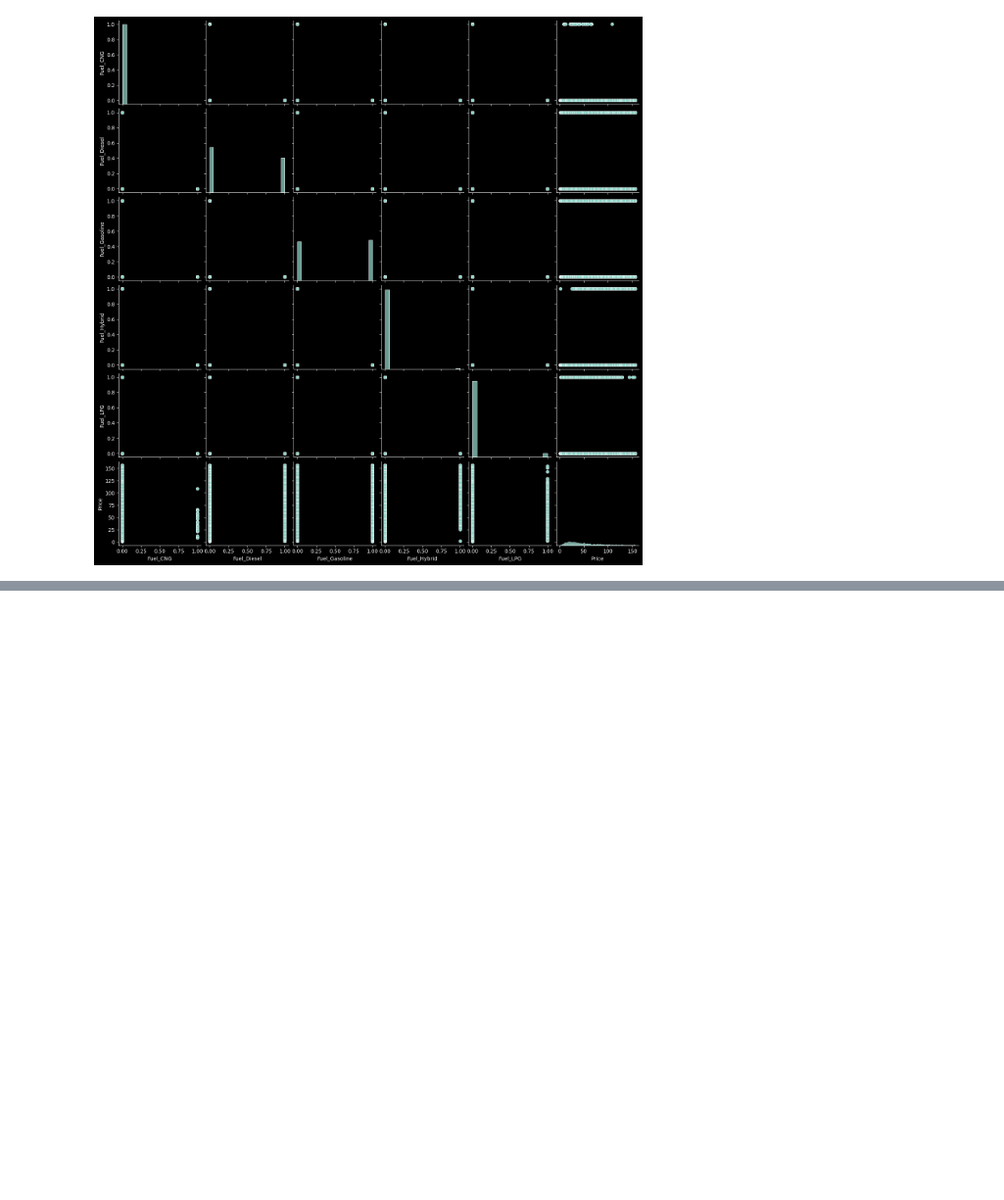
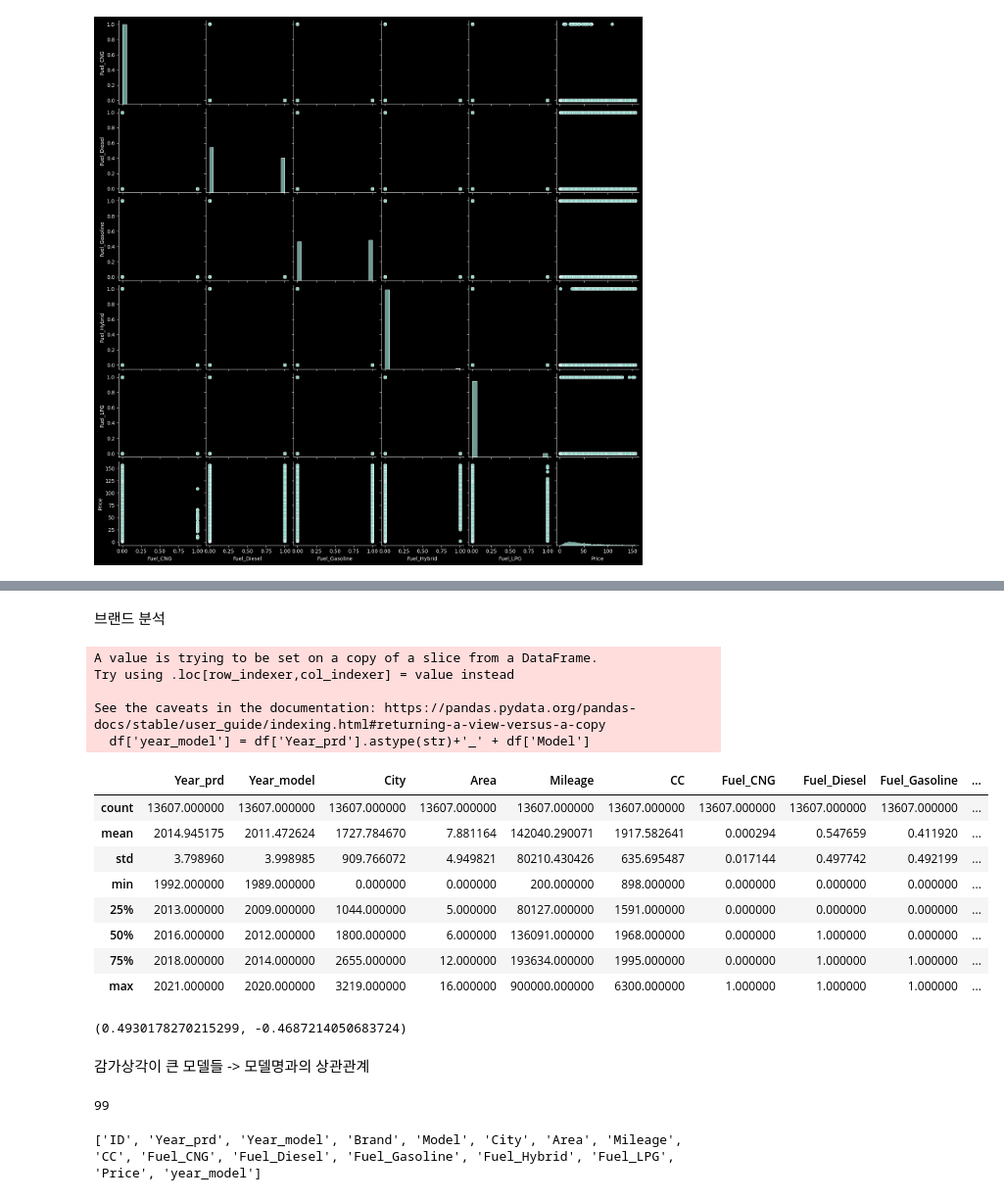
Before and after one commit to woojooc/ML_Car, a Jupyter notebook: wj/ml_dacon_pre.ipynb, the cells around one changed output, grey strips where cells are left out. Shown at 98% size. Cells and saved outputs as stored; diff of their text form; code cells hidden in the pictures; blank space fills up the shorter version.

```diff
--- a/wj/ml_dacon_pre.ipynb
+++ b/wj/ml_dacon_pre.ipynb
@@ -306,0 +350,71 @@ KeyError: 'Brand'
+# %% [markdown]
+브랜드 분석
+# %%
+# 이상치가 많이 분포되있는 가격 100이상의 데이터들과 박스plot안의 범위인 30~80이하의 데이터를 가져오기
+df['year_model'] = df['Year_prd'].astype(str)+'_' + df['Model']
+under_price = df[(df['Price'] >= 30) & (df['Price'] <= 80)]
+over_price = df[(df['Price'] >= 100)]
+# %% [output]
+A value is trying to be set on a copy of a slice from a DataFrame.
+Try using .loc[row_indexer,col_indexer] = value instead
+
+See the caveats in the documentation: https://pandas.pydata.org/pandas-docs/stable/user_guide/indexing.html#returning-a-view-versus-a-copy
+  df['year_model'] = df['Year_prd'].astype(str)+'_' + df['Model']
+# %%
+# 두 범주의 교집합 추출
+set1 = set(under_price["year_model"].unique())
+set2 = set(over_price["year_model"].unique())
+
+intersection = set1.intersection(set2)
+
+intersection = list(intersection)
+# %%
+# 두 가격대에서 모두 등장한 차량들의 평균
+filtered_df = df[df['year_model'].isin(intersection)]
+filtered_df.describe()
+# %% [output]
+|  | Year_prd | Year_model | City | Area | Mileage | CC | Fuel_CNG | Fuel_Diesel | Fuel_Gasoline | ... |
+| count | 13607.000000 | 13607.000000 | 13607.000000 | 13607.000000 | 13607.000000 | 13607.000000 | 13607.000000 | 13607.000000 | 13607.000000 | ... |
+| mean | 2014.945175 | 2011.472624 | 1727.784670 | 7.881164 | 142040.290071 | 1917.582641 | 0.000294 | 0.547659 | 0.411920 | ... |
+| std | 3.798960 | 3.998985 | 909.766072 | 4.949821 | 80210.430426 | 635.695487 | 0.017144 | 0.497742 | 0.492199 | ... |
+| min | 1992.000000 | 1989.000000 | 0.000000 | 0.000000 | 200.000000 | 898.000000 | 0.000000 | 0.000000 | 0.000000 | ... |
+| 25% | 2013.000000 | 2009.000000 | 1044.000000 | 5.000000 | 80127.000000 | 1591.000000 | 0.000000 | 0.000000 | 0.000000 | ... |
+| 50% | 2016.000000 | 2012.000000 | 1800.000000 | 6.000000 | 136091.000000 | 1968.000000 | 0.000000 | 1.000000 | 0.000000 | ... |
+| 75% | 2018.000000 | 2014.000000 | 2655.000000 | 12.000000 | 193634.000000 | 1995.000000 | 0.000000 | 1.000000 | 1.000000 | ... |
+| max | 2021.000000 | 2020.000000 | 3219.000000 | 16.000000 | 900000.000000 | 6300.000000 | 1.000000 | 1.000000 | 1.000000 | ... |
+# %%
+filtered_df['Year_prd'].corr(filtered_df['Price']), filtered_df['Mileage'].corr(filtered_df['Price'])
+# %% [output]
+(0.4930178270215299, -0.4687214050683724)
+# %% [markdown]
+감가상각이 큰 모델들 -> 모델명과의 상관관계
+# %%
+# 두 가격대에서 모두 등장한 고가 차량들
+filtered_df = over_price[over_price['year_model'].isin(intersection)]
+filtered_df.describe()
+
+models = set(filtered_df['Model'])
+len(models)
+# %% [output]
+99
+# %%
+tmp = filtered_df.dtypes
+valList=[]
+findType=['int32','int64','float32','float64']
+for index, val in zip(tmp.index, tmp.values):
+    #if index in findType:
+    valList.append(index)
+
+print(valList)
+#lenL = len(valList)
+
+figure = plt.figure(figsize=(15,15))
+for cnt, val in enumerate(valList):
+    plt.subplot(4, 4, cnt+1)
+    plt.scatter(filtered_df['Price'], filtered_df[val],s=8)
+    plt.title(val)
+
+#그림 파일 세이브
+figure.savefig('scatter02.png')
+# %% [output]
+['ID', 'Year_prd', 'Year_model', 'Brand', 'Model', 'City', 'Area', 'Mileage', 'CC', 'Fuel_CNG', 'Fuel_Diesel', 'Fuel_Gasoline', 'Fuel_Hybrid', 'Fuel_LPG', 'Price', 'year_model']
```
Also changed, not shown: parts of 17 cells of this notebook, 4 other files.
